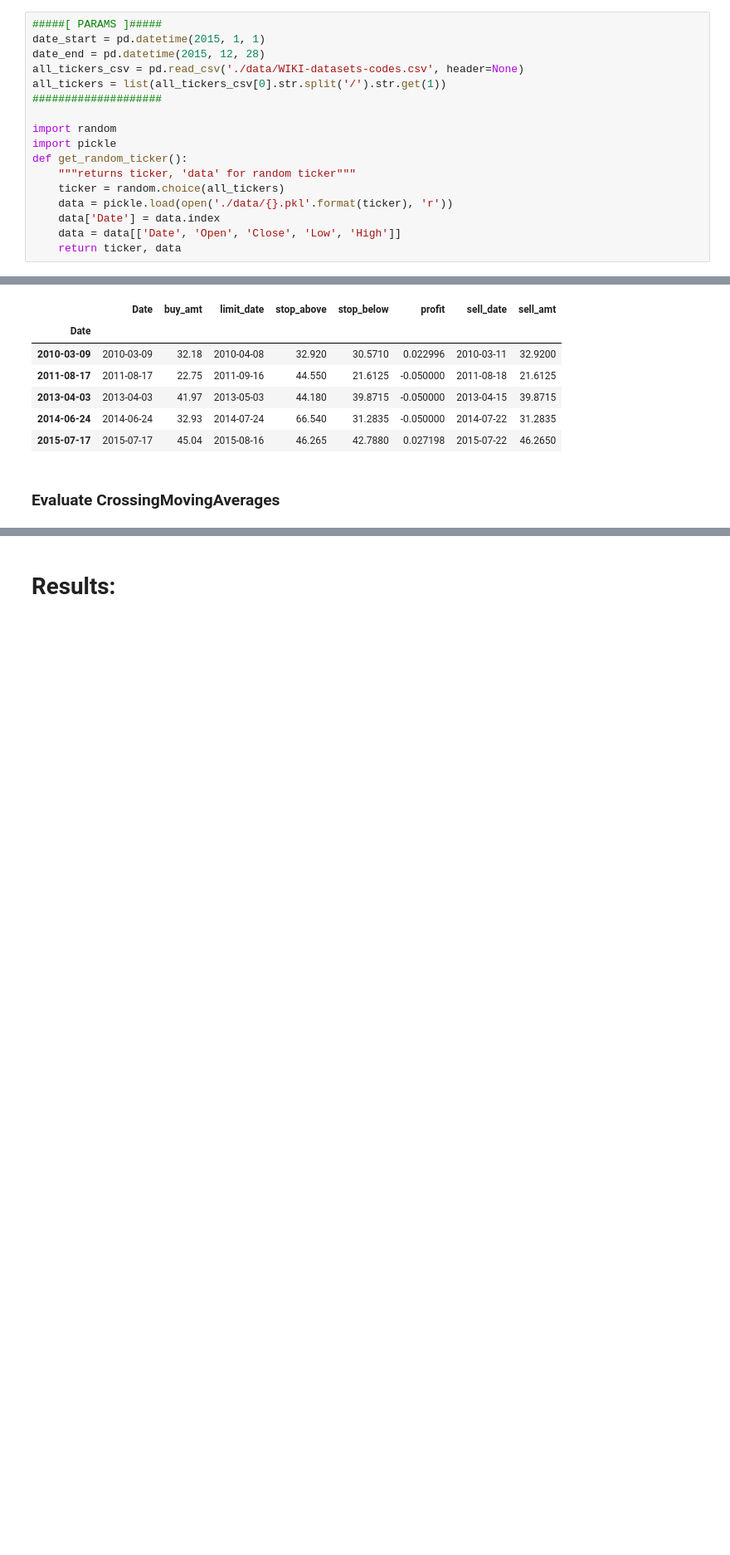
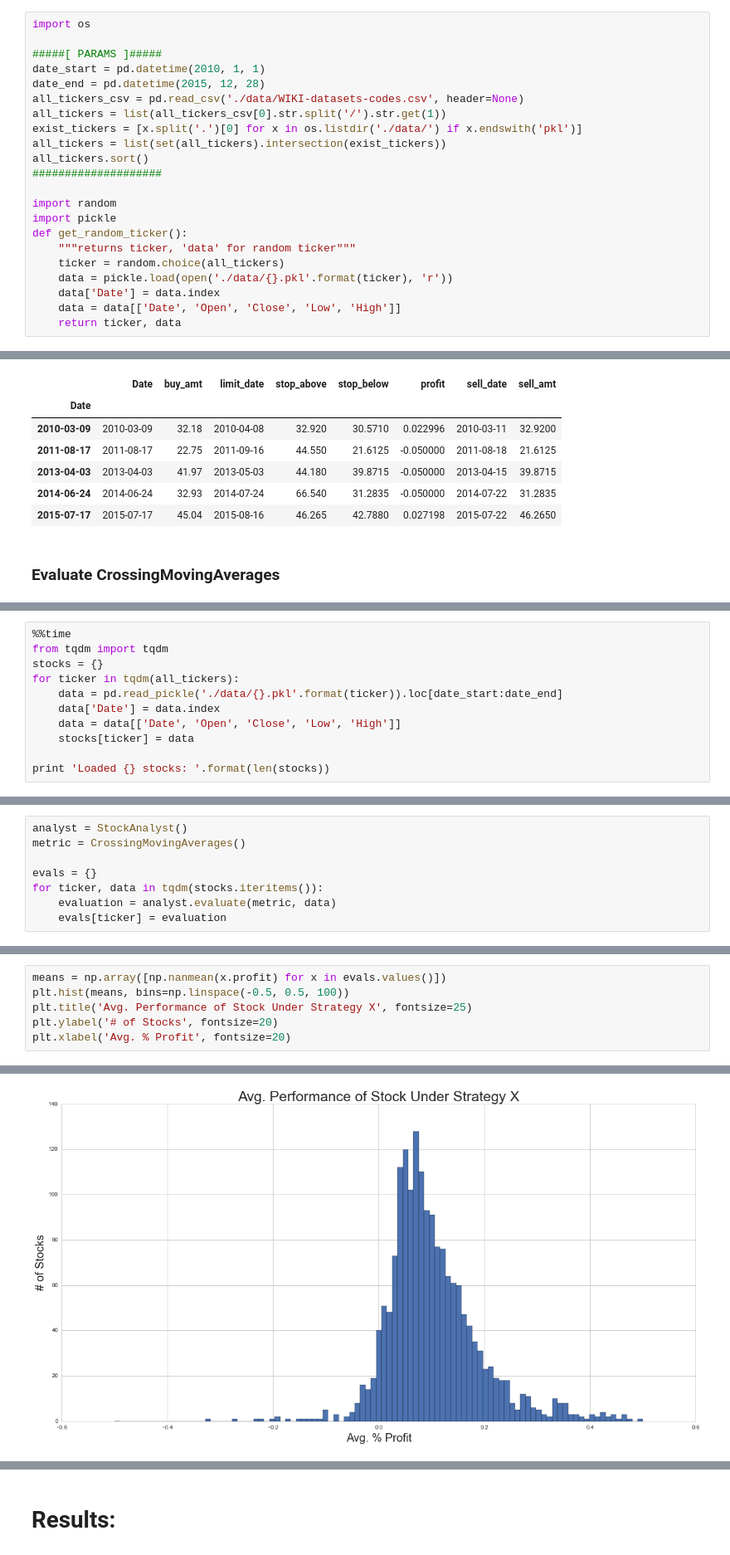
Before and after one commit to jayhack/N472JW, a Jupyter notebook: Exploration.ipynb, the cells around one changed output, grey strips where cells are left out. Shown at 83% size. Saved outputs shown, nothing was run; the diff lists cells and outputs as text; blank space fills up the shorter version.

Commit message:
MA metric generating results in NB

```diff
--- a/Exploration.ipynb
+++ b/Exploration.ipynb
@@ -19,11 +19,16 @@ Populating the interactive namespace from numpy and matplotlib
 # %% [markdown]
 # Utils
 # %%
+import os
+
 #####[ PARAMS ]#####
-date_start = pd.datetime(2015, 1, 1)
+date_start = pd.datetime(2010, 1, 1)
 date_end = pd.datetime(2015, 12, 28)
 all_tickers_csv = pd.read_csv('./data/WIKI-datasets-codes.csv', header=None)
 all_tickers = list(all_tickers_csv[0].str.split('/').str.get(1))
+exist_tickers = [x.split('.')[0] for x in os.listdir('./data/') if x.endswith('pkl')]
+all_tickers = list(set(all_tickers).intersection(exist_tickers))
+all_tickers.sort()
 ####################
 
 import random
@@ -121,0 +126,11 @@ orders = metric(data)
+# %%
+%%time
+from tqdm import tqdm
+stocks = {}
+for ticker in tqdm(all_tickers):
+    data = pd.read_pickle('./data/{}.pkl'.format(ticker)).loc[date_start:date_end]
+    data['Date'] = data.index
+    data = data[['Date', 'Open', 'Close', 'Low', 'High']]
+    stocks[ticker] = data
+
+print 'Loaded {} stocks: '.format(len(stocks))
@@ -121,0 +144,8 @@ orders = metric(data)
+# %%
+analyst = StockAnalyst()
+metric = CrossingMovingAverages()
+
+evals = {}
+for ticker, data in tqdm(stocks.iteritems()):
+    evaluation = analyst.evaluate(metric, data)
+    evals[ticker] = evaluation
@@ -121,0 +154,7 @@ orders = metric(data)
+# %%
+means = np.array([np.nanmean(x.profit) for x in evals.values()])
+plt.hist(means, bins=np.linspace(-0.5, 0.5, 100))
+plt.title('Avg. Performance of Stock Under Strategy X', fontsize=25)
+plt.ylabel('# of Stocks', fontsize=20)
+plt.xlabel('Avg. % Profit', fontsize=20)
+# %% [output]
@@ -121,0 +162 @@ orders = metric(data)
+[figure, added]
```
Also changed, not shown: parts of 11 cells of this notebook.
